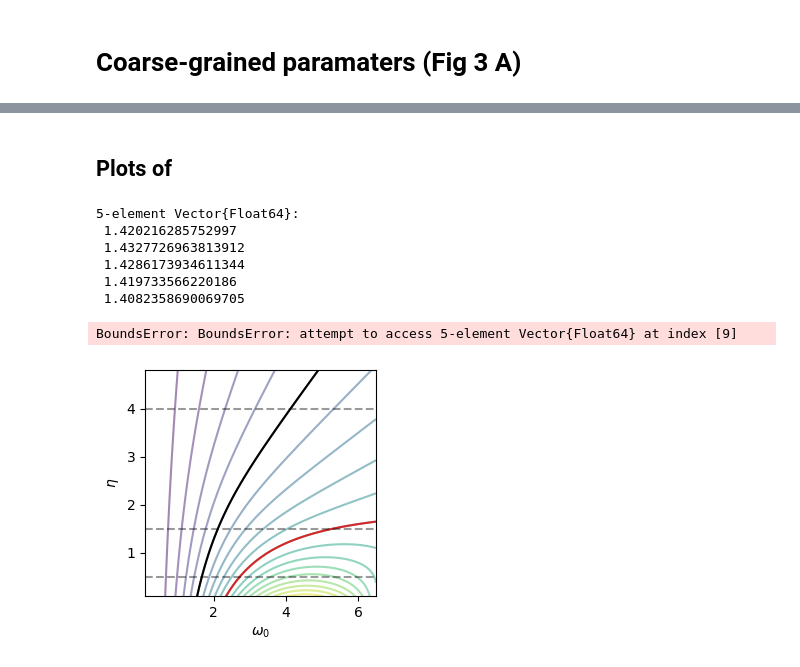
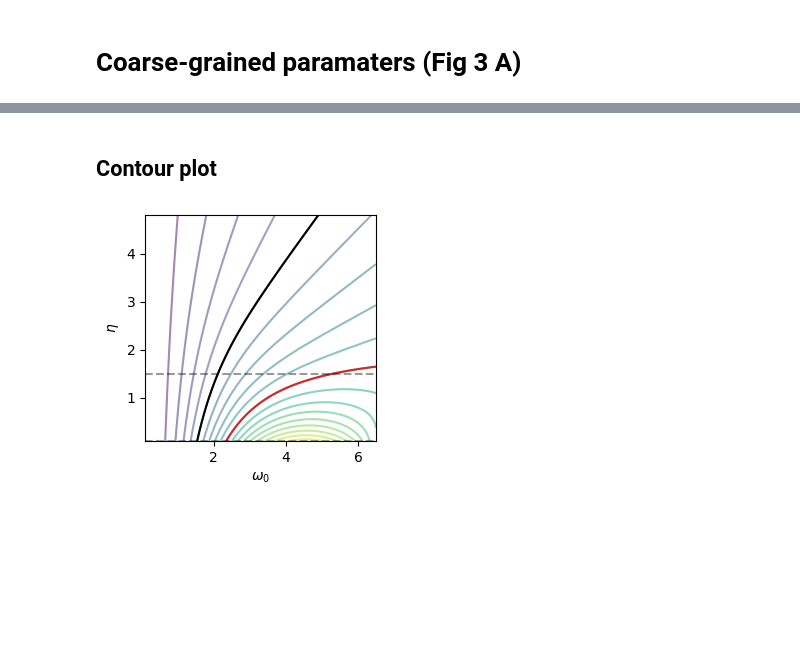
Before and after one commit to elevien/GrowthCellCycleModel, a Jupyter notebook: src/FIG3.ipynb, the cells around one changed output, grey strips where cells are left out. Drawn from its saved outputs; the diff is of its cells as text; code cells hidden in the pictures; blank space fills up the shorter version.

```diff
--- a/src/FIG3.ipynb
+++ b/src/FIG3.ipynb
@@ -39,9 +16,9 @@ data
 # %%
-fig,ax= subplots(figsize=(4,4))
-η = ηrange[2]
+fig,ax= subplots(figsize=(10,2))
+η = ηrange[1]
 d = data[data.η .== η,:]
-d = data[data.nux .== nuxrange[1],:]
-d = data[data.ω0 .== ω0range[5],:]
+d = data[data.nux .== nuxrange[2],:]
+d = data[data.ω0 .== ω0range[15],:]
 
 ax.plot(d.z0[100:200],".-")
 fig
@@ -182,0 +113,30 @@ fig
+# %%
+# get theoretical predictions
+
+
+ω0range_ = collect(ω0range[1]:0.05:ω0range[end])
+ηrange_ = ηrange
+l =20
+C = zeros(length(ω0range_), length(ηrange_))
+Ws = zeros(length(ω0range_), length(ηrange_),l)
+Ss = zeros(length(ω0range_), length(ηrange_))
+Ks = zeros(length(ω0range_), length(ηrange_), l, l)
+
+for i in 1:length(ω0range_)
+    for j in 1:length(ηrange_)
+        ω0 = ω0range_[i]
+        η = ηrange_[j]
+        K = [ksho(abs(ii-jj)*log(2), η/2, ω0) for ii in 1:l, jj in 1:l]
+        # condition number
+        C[i,j] = cond(K)
+
+        k_l = [ksho(abs(j)*log(2), η/2, ω0) for j in 1:l]
+        ch = cholesky(Symmetric(K); check=false)  # robust if κ is only semidefinite
+        wl = ch \ k_l
+        σ2 = ksho(0.0, η, ω0) - dot(k_l, wl)
+        Ws[i,j,:] = wl
+        Ss[i,j] = σ2
+        Ks[i,j,:,:] = K
+
+    end
+end
@@ -183,39 +188,20 @@ fig
 # %% [markdown]
-## Plots of
+## Contour plot
-# %%
-alphas
-# %% [output]
-5-element Vector{Float64}:
- 1.420216285752997
- 1.4327726963813912
- 1.4286173934611344
- 1.419733566220186
- 1.4082358690069705
-# %%
-fig,ax = subplots(figsize=(4,4))
-dfcell = data[(data.η .== ηrange[2]) .& (data.ω0 .== 5.0), :]
-alphas = [-cov(df.ϕ, df.z0) / var(df.z0) for df in groupby(dfcell, :nux)]
-ax.plot(nuxrange, alphas, ".-", label="\${\\nu_{x}}=$(nuxrange[j])\$")
-
-# dfcell = data[(data.η .== ηrange[end]) .& (data.ω0 .== 5), :]
-# alphas = [-cov(df.ϕ, df.z0) / var(df.z0) for df in groupby(dfcell, :nux)]
-ax.plot(nuxrange, alphas, ".-", label="\${\\nu_{x}}=$(nuxrange[j])\$")
-#ax.set_ylim([-0.1,0.9])
-fig
-# %% [output]
-BoundsError: BoundsError: attempt to access 5-element Vector{Float64} at index [9]
 # %%
-
+include("formulas.jl")
 ηrange_ = collect(0.1:0.02:1.2ηrange[end])
 ω0range_ = collect(0.1:0.02:ω0range[end])
 
 # Preallocate
 alpha_vals = zeros(length(ω0range_), length(ηrange_))
+alpha2_vals = zeros(length(ω0range_), length(ηrange_))
+Ws_vals = zeros(length(ω0range_), length(ηrange_),l)
 
 # Populate the matrix
 for (i, ω0) in enumerate(ω0range_)
     for (j, η) in enumerate(ηrange_)
         alpha_vals[i, j] = alpha_SHO(η * ω0, ω0, 1 / log(2), η)
+        alpha2_vals[i, j] = 1-ksho(log(2), η/2, ω0) / ksho(0.0, η/2, ω0)
     end
 end
 
@@ -223,32 +209,32 @@ end
 alpha_vals_t = alpha_vals'
 
 # Set contour levels
 vmin = minimum(alpha_vals_t)
 vmax = maximum(alpha_vals_t)
 levels = range(vmin, vmax, length=20)
 
 # Plot
 fig, ax = subplots(figsize=(3, 3))
 
 
 cs = ax.contour(ω0range_,ηrange_,alpha_vals_t,levels=20,alpha=0.5)
 cs = ax.contour(ω0range_,ηrange_,alpha_vals_t,levels=[0.5], colors="k", linewidths=1.5, linestyles="-")
 cs = ax.contour(ω0range_,ηrange_,alpha_vals_t,levels=[1.0], colors="C3", linewidths=1.5, linestyles="-")
 #ax.clabel(cs,cs.levels, inline=true, fontsize=8)
 #ax.semilogy()
 
 ax.plot(ω0range_, ones(length(ω0range_))*ηrange[1], "k--",alpha=0.4)
-ax.plot(ω0range_, ones(length(ω0range_))*ηrange[2], "k--",alpha=0.4)
+#ax.plot(ω0range_, ones(length(ω0range_))*ηrange[2], "k--",alpha=0.4)
 ax.plot(ω0range_, ones(length(ω0range_))*ηrange[3], "k--",alpha=0.4)
 
 # Label contours
 
 
 # Labels and title
 ax.set_xlabel(L"\omega_0")
 ax.set_ylabel(L"\eta")
 savefig(joinpath(FIG_PATH, "fig2_contour.pdf"), bbox_inches="tight", pad_inches=0.1, format="pdf")
 tight_layout()
 fig
 # %% [output]
-[figure, old version]
+[figure, new version]
```
Also changed, not shown: parts of 9 cells of this notebook, 9 other files.
